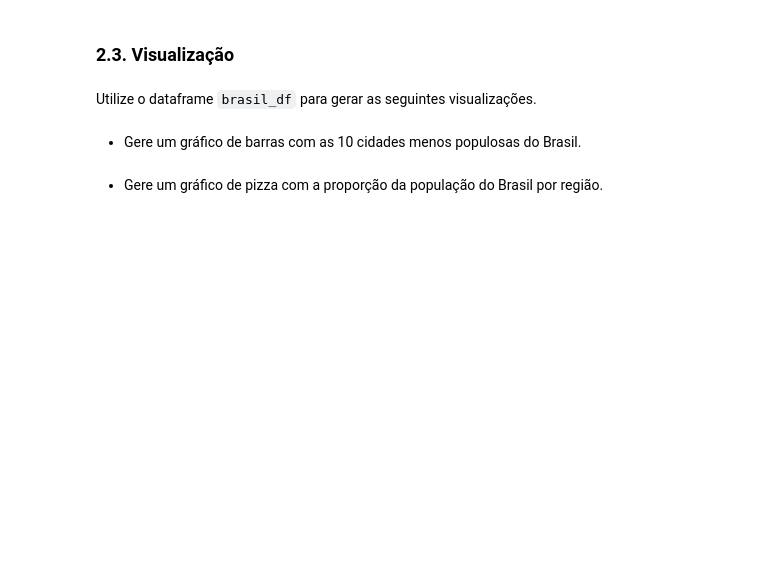
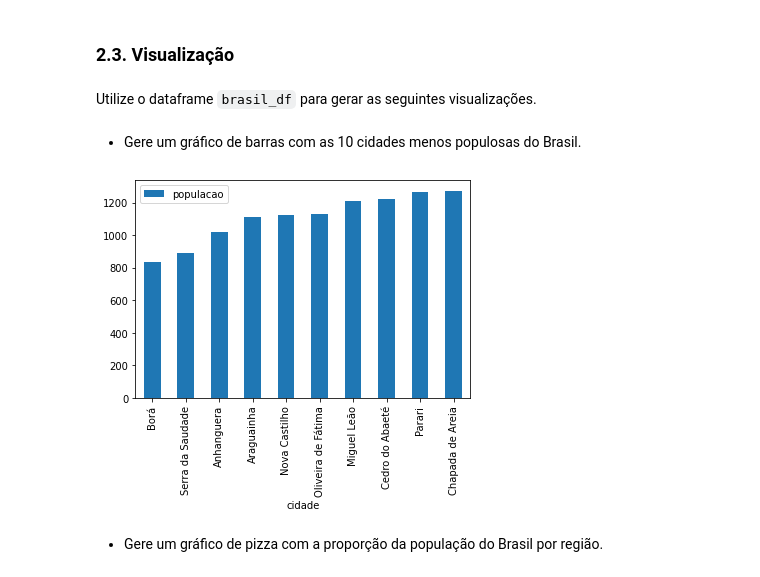
Before and after one commit to armando-nahmias/EBAC, a Jupyter notebook: AD/PAD_M13_Resposta.ipynb, the cells around one changed output. Saved outputs shown, nothing was run; the diff lists cells and outputs as text; code cells hidden in the pictures; blank space fills up the shorter version.

```diff
--- a/AD/PAD_M13_Resposta.ipynb
+++ b/AD/PAD_M13_Resposta.ipynb
@@ -442,2 +445,9 @@ Utilize o dataframe `brasil_df` para gerar as seguintes visualizações.
+# %%
+# código para gerar a visualização
+cidades_menos_populosas = brasil_df[['populacao','cidade']].sort_values(by='populacao').head(n=10).reset_index(drop=True)
+
+cidades_menos_populosas.plot(kind='bar', y='populacao', x='cidade');
+# %% [output]
+[figure, added]
 # %% [markdown]
  - Gere um gráfico de pizza com a proporção da população do Brasil por região.
```
Also changed, not shown: parts of 8 cells of this notebook.
